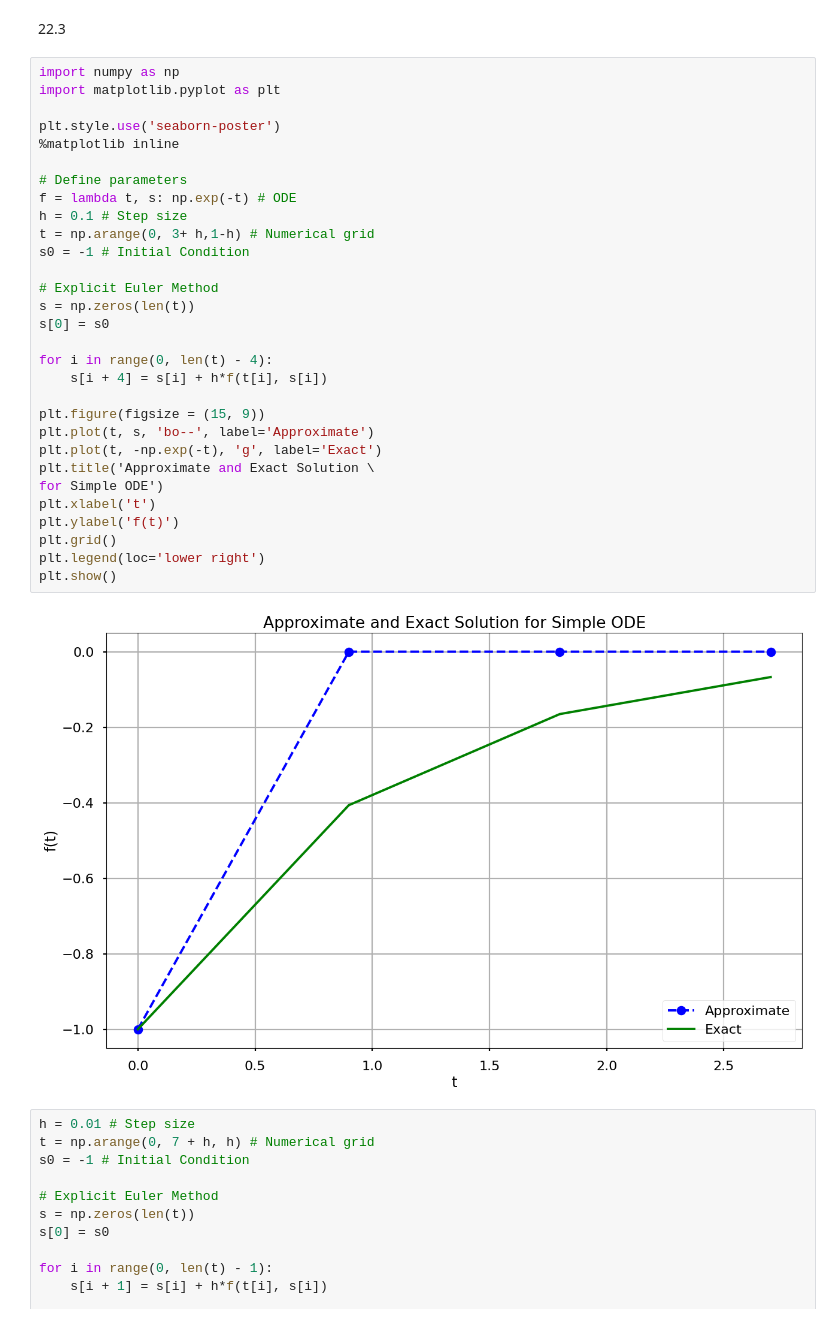
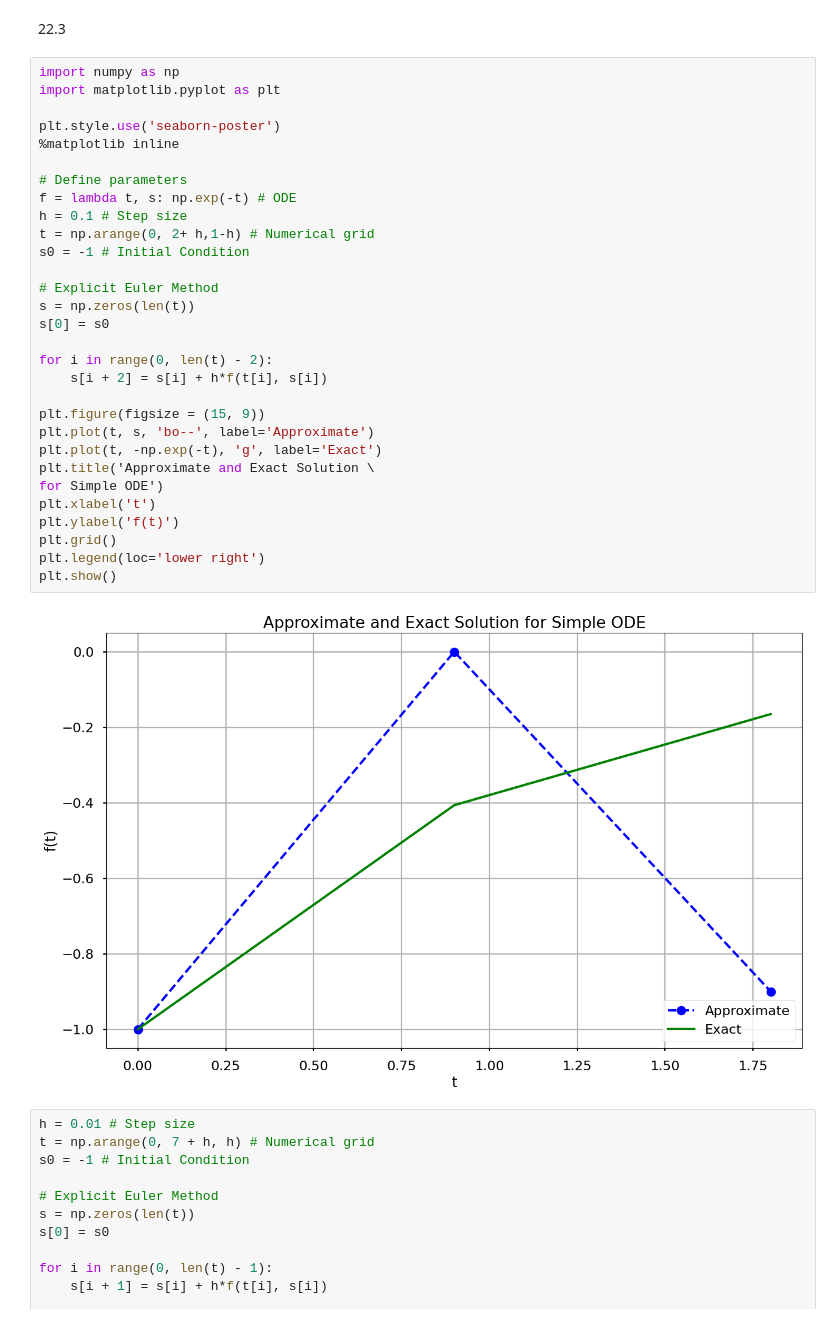
Before and after one commit to xwang579/Mat421, a Jupyter notebook: Module_H_Section_22_1,_22_2,_22_3_.ipynb, the cells around one changed output. Saved outputs shown, nothing was run; the diff lists cells and outputs as text.

```diff
--- a/Module_H_Section_22_1,_22_2,_22_3_.ipynb
+++ b/Module_H_Section_22_1,_22_2,_22_3_.ipynb
@@ -31,35 +31,35 @@ verify that indeed x(t)satisfies the equation
 # %%
 import numpy as np
 import matplotlib.pyplot as plt
 
 plt.style.use('seaborn-poster')
 %matplotlib inline
 
 # Define parameters
 f = lambda t, s: np.exp(-t) # ODE
 h = 0.1 # Step size
-t = np.arange(0, 3+ h,1-h) # Numerical grid
+t = np.arange(0, 2+ h,1-h) # Numerical grid
 s0 = -1 # Initial Condition
 
 # Explicit Euler Method
 s = np.zeros(len(t))
 s[0] = s0
 
-for i in range(0, len(t) - 4):
-    s[i + 4] = s[i] + h*f(t[i], s[i])
+for i in range(0, len(t) - 2):
+    s[i + 2] = s[i] + h*f(t[i], s[i])
 
 plt.figure(figsize = (15, 9))
 plt.plot(t, s, 'bo--', label='Approximate')
 plt.plot(t, -np.exp(-t), 'g', label='Exact')
 plt.title('Approximate and Exact Solution \
 for Simple ODE')
 plt.xlabel('t')
 plt.ylabel('f(t)')
 plt.grid()
 plt.legend(loc='lower right')
 plt.show()
 # %% [output]
-[figure, old version]
+[figure, new version]
 # %%
 h = 0.01 # Step size
 t = np.arange(0, 7 + h, h) # Numerical grid
```
